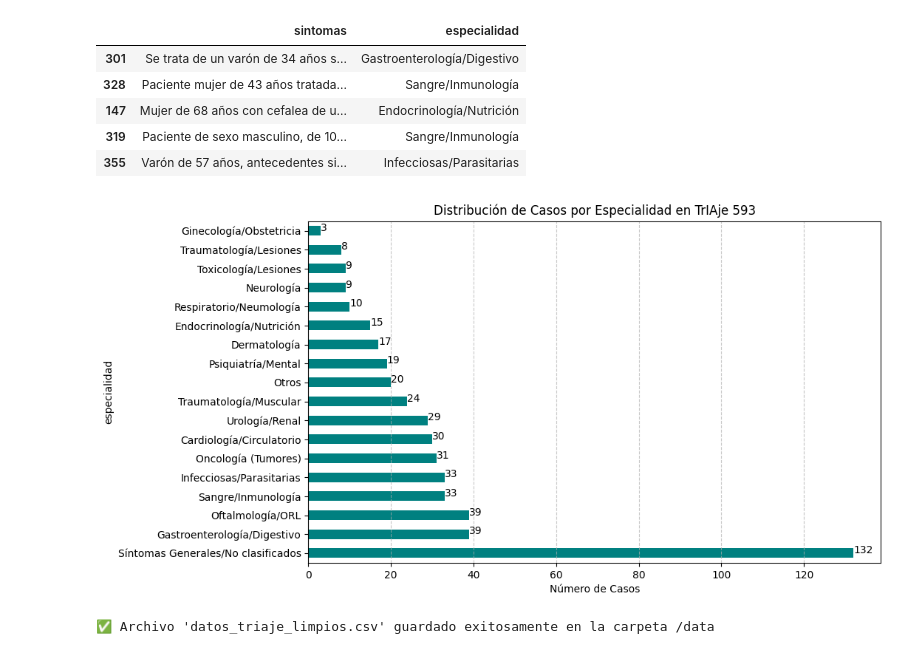
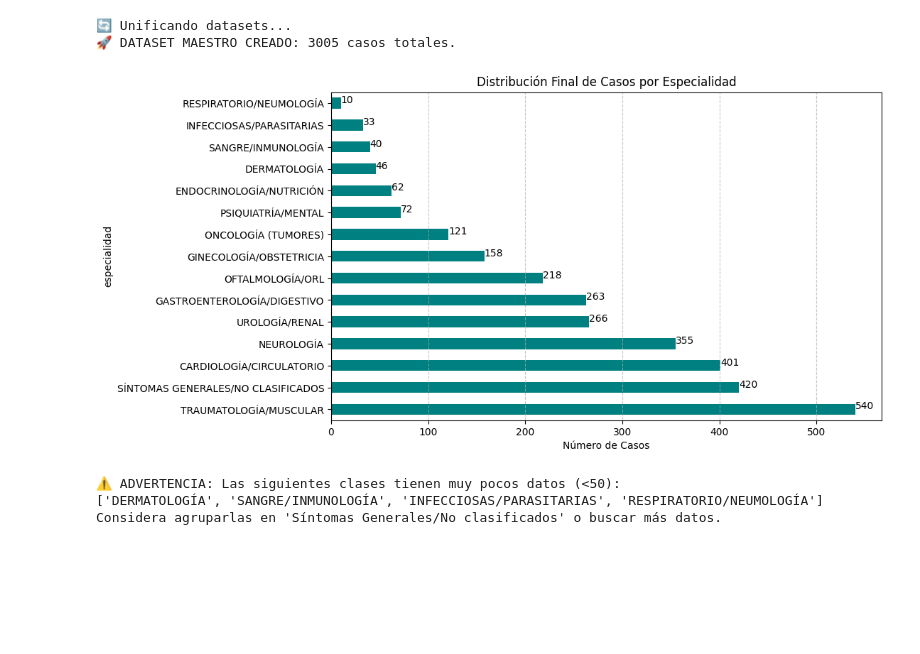
Before and after one commit to fundestpuente/SIC-Clasificador-de-urgencias-medicas-basado-en-la-interpretacion-de-sintomas-mediante-IA, a Jupyter notebook: notebooks/1_obtencion_datos.ipynb, the cells around one changed output. Saved outputs shown, nothing was run; the diff lists cells and outputs as text; code cells hidden in the pictures; blank space fills up the shorter version.

```diff
--- a/notebooks/1_obtencion_datos.ipynb
+++ b/notebooks/1_obtencion_datos.ipynb
@@ -191,31 +155,45 @@ display(df.head(3))
-# %%
-# Mostrar 5 ejemplos aleatorios
-display(df[['sintomas', 'especialidad']].sample(5))
-
-# Ver cuántos casos se tiene por especialidad (Importante para saber si está balanceado)
-plt.figure(figsize=(10,6))
-df['especialidad'].value_counts().plot(kind='barh', color='teal')
-plt.title('Distribución de Casos por Especialidad en TrIAje 593')
-plt.xlabel('Número de Casos')
-plt.grid(axis='x', linestyle='--', alpha=0.7)
-
-# Mostrar los valores en el gráfico
-conteo = df['especialidad'].value_counts().values
-for index, value in enumerate(conteo):
-    plt.text(value, index, str(value))
-
-plt.show()
-# %% [output]
-|  | sintomas | especialidad |
-| 301 | Se trata de un varón de 34 años s... | Gastroenterología/Digestivo |
-| 328 | Paciente mujer de 43 años tratada... | Sangre/Inmunología |
-| 147 | Mujer de 68 años con cefalea de u... | Endocrinología/Nutrición |
-| 319 | Paciente de sexo masculino, de 10... | Sangre/Inmunología |
-| 355 | Varón de 57 años, antecedentes si... | Infecciosas/Parasitarias |
-[figure, removed]
-# %%
-# Guardar en la carpeta data
-df.to_csv('../data/datos_triaje_limpios.csv', index=False)
-print("✅ Archivo 'datos_triaje_limpios.csv' guardado exitosamente en la carpeta /data")
-# %% [output]
-✅ Archivo 'datos_triaje_limpios.csv' guardado exitosamente en la carpeta /data
+# %%
+print("🔄 Unificando datasets...")
+
+# 1. Concatenar
+df_total = pd.concat([df_codiesp, df_mt_ready], ignore_index=True)
+
+# 2. Normalización básica de etiquetas
+df_total['especialidad'] = df_total['especialidad'].str.upper().str.strip()
+
+# 3. Eliminar nulos
+df_total = df_total.dropna(subset=['sintomas', 'especialidad'])
+
+# 4. Mezclar (Shuffle)
+df_total = df_total.sample(frac=1, random_state=42).reset_index(drop=True)
+
+print(f"🚀 DATASET MAESTRO CREADO: {len(df_total)} casos totales.")
+# %% [output]
+🔄 Unificando datasets...
+🚀 DATASET MAESTRO CREADO: 3005 casos totales.
+# %%
+# Verificamos si tenemos suficientes datos por clase
+conteo = df_total['especialidad'].value_counts()
+
+plt.figure(figsize=(10,6))
+conteo.plot(kind='barh', color='teal')
+plt.title('Distribución Final de Casos por Especialidad')
+plt.xlabel('Número de Casos')
+plt.grid(axis='x', linestyle='--', alpha=0.7)
+
+for index, value in enumerate(conteo):
+    plt.text(value, index, str(value))
+
+plt.show()
+
+# Advertencia si hay clases muy pobres
+clases_pobres = conteo[conteo < 50]
+if not clases_pobres.empty:
+    print("⚠️ ADVERTENCIA: Las siguientes clases tienen muy pocos datos (<50):")
+    print(clases_pobres.index.tolist())
+    print("Considera agruparlas en 'Síntomas Generales/No clasificados' o buscar más datos.")
+# %% [output]
+[figure, added]
+⚠️ ADVERTENCIA: Las siguientes clases tienen muy pocos datos (<50):
+['DERMATOLOGÍA', 'SANGRE/INMUNOLOGÍA', 'INFECCIOSAS/PARASITARIAS', 'RESPIRATORIO/NEUMOLOGÍA']
+Considera agruparlas en 'Síntomas Generales/No clasificados' o buscar más datos.
```
Also changed, not shown: parts of 6 cells of this notebook, 17 other files.
